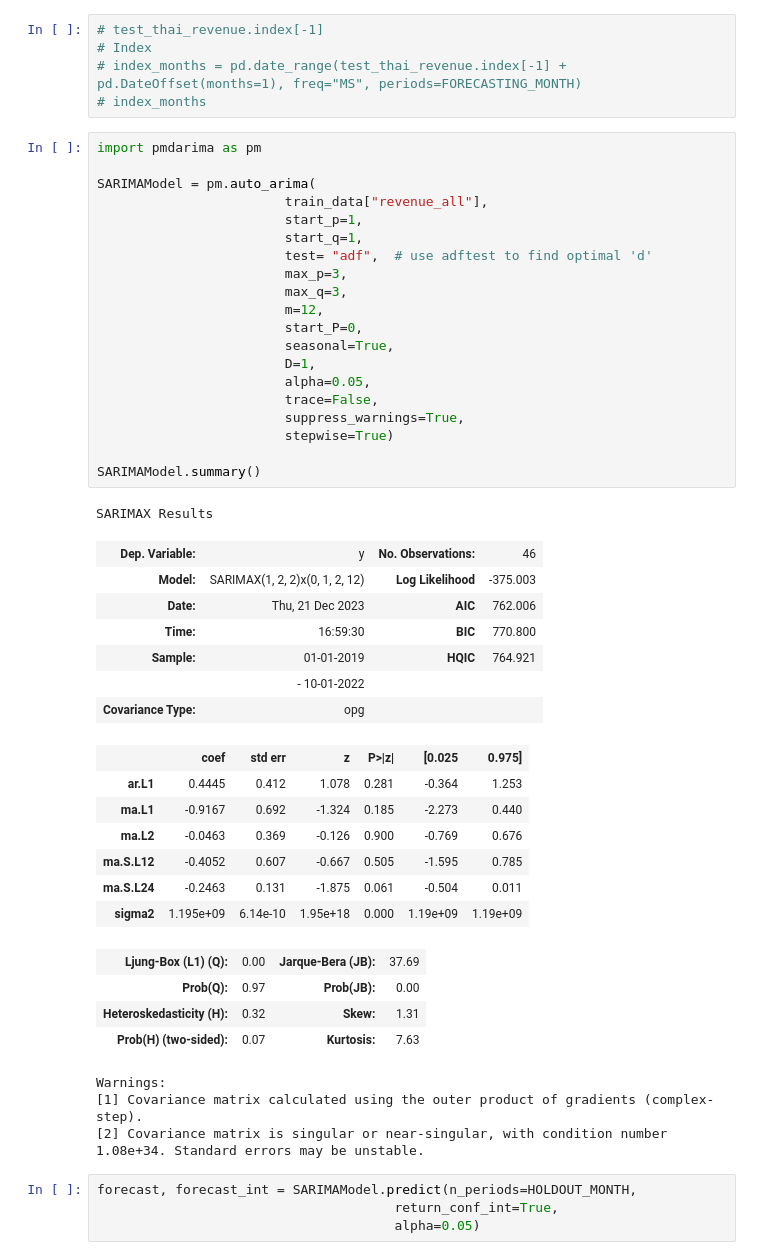
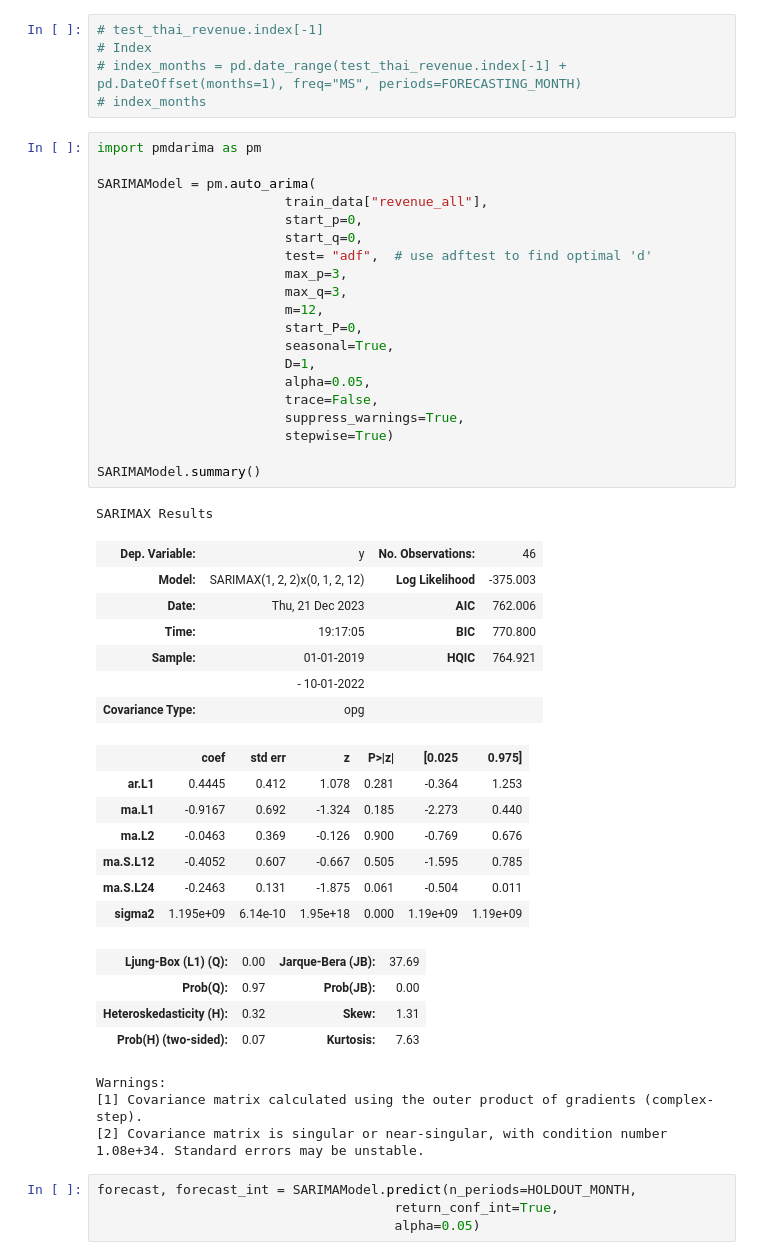
Before and after one commit to qducnguyen/business-analytics-project, a Jupyter notebook: notebooks/3_modeling_evaluation.ipynb, the cells around one changed output. Cells and saved outputs as stored; diff of their text form.

```diff
--- a/notebooks/3_modeling_evaluation.ipynb
+++ b/notebooks/3_modeling_evaluation.ipynb
@@ -243,29 +243,29 @@ test_data = test_thai_revenue.set_index("date")
 # %%
 import pmdarima as pm
 
 SARIMAModel = pm.auto_arima(
                         train_data["revenue_all"],
-                        start_p=1,
-                        start_q=1,
+                        start_p=0,
+                        start_q=0,
                         test= "adf",  # use adftest to find optimal 'd'
                         max_p=3,
                         max_q=3,
                         m=12,
                         start_P=0,
                         seasonal=True,
                         D=1,
                         alpha=0.05,
                         trace=False,
                         suppress_warnings=True,
                         stepwise=True)
 
 SARIMAModel.summary()
 # %% [output]
 SARIMAX Results
 | Dep. Variable: | y | No. Observations: | 46 |
 | Model: | SARIMAX(1, 2, 2)x(0, 1, 2, 12) | Log Likelihood | -375.003 |
 | Date: | Thu, 21 Dec 2023 | AIC | 762.006 |
-| Time: | 16:59:30 | BIC | 770.800 |
+| Time: | 19:17:05 | BIC | 770.800 |
 | Sample: | 01-01-2019 | HQIC | 764.921 |
 |  | - 10-01-2022 |  |  |
 | Covariance Type: | opg |  |  |
```
Also changed, not shown: parts of 36 cells of this notebook, 1 other file.
